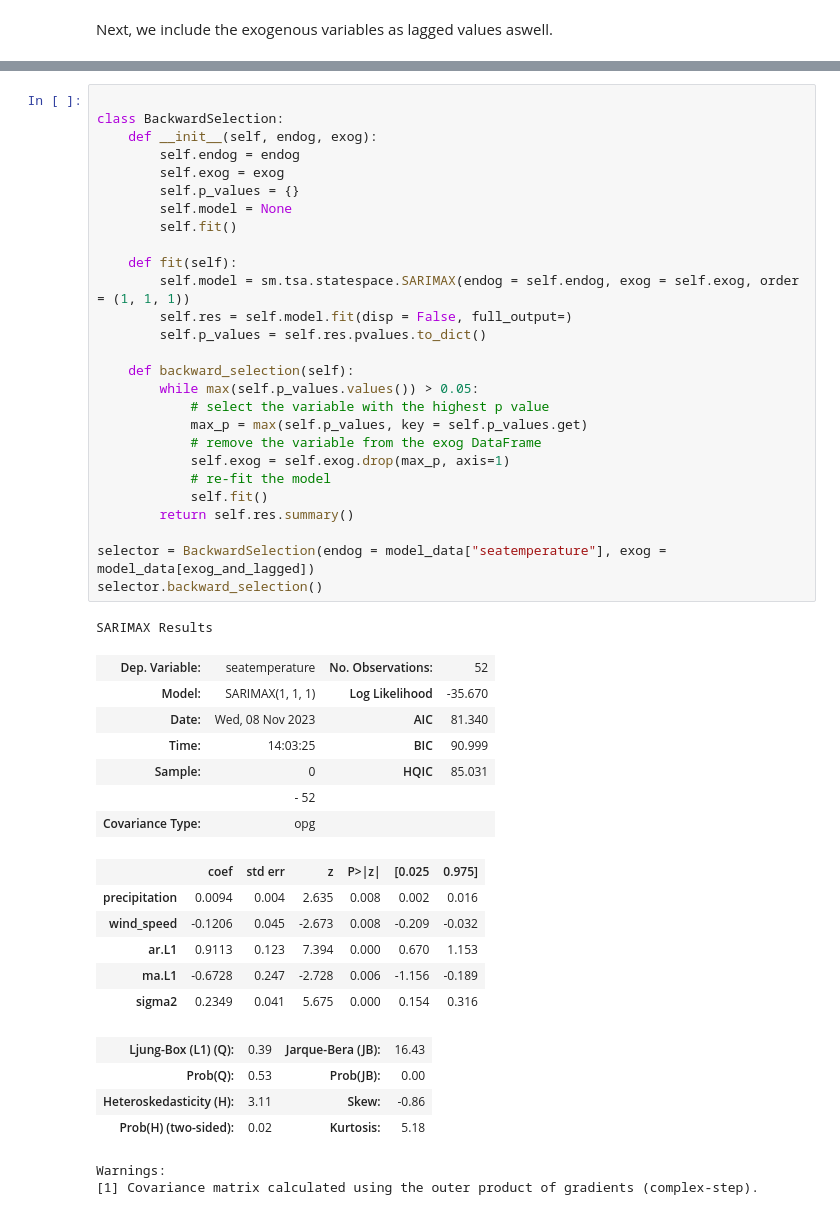
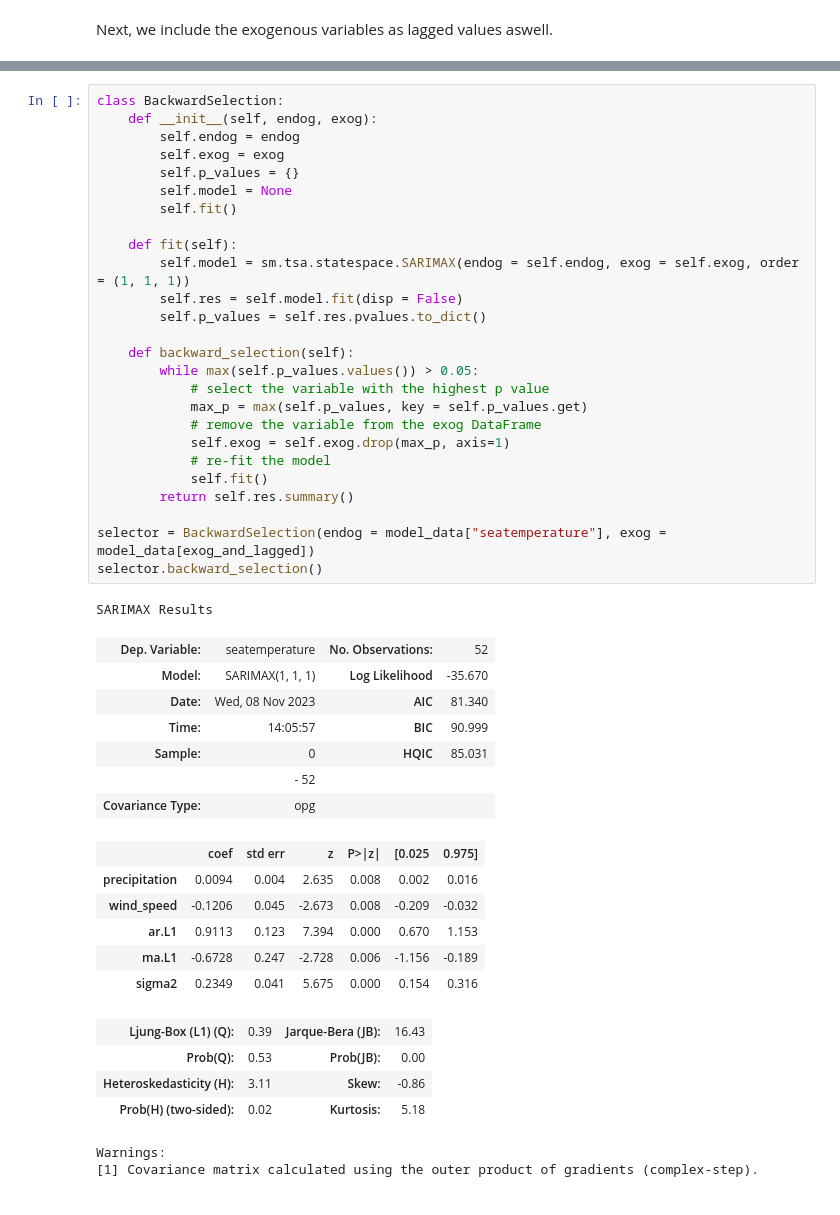
Before and after one commit to erlendrisvik/Compulsories, a Jupyter notebook: CA3/CA3.ipynb, the cells around one changed output, grey strips where cells are left out. Drawn from its saved outputs; the diff is of its cells as text.

```diff
--- a/CA3/CA3.ipynb
+++ b/CA3/CA3.ipynb
@@ -356,36 +360,35 @@ We create a simple class for backward selection of the exogenous variables.
 # %%
-
 class BackwardSelection:
     def __init__(self, endog, exog):
         self.endog = endog
         self.exog = exog
         self.p_values = {}
         self.model = None
         self.fit()
 
     def fit(self):
         self.model = sm.tsa.statespace.SARIMAX(endog = self.endog, exog = self.exog, order = (1, 1, 1))
-        self.res = self.model.fit(disp = False, full_output=)
+        self.res = self.model.fit(disp = False)
         self.p_values = self.res.pvalues.to_dict()
 
     def backward_selection(self):
         while max(self.p_values.values()) > 0.05:
             # select the variable with the highest p value
             max_p = max(self.p_values, key = self.p_values.get)
             # remove the variable from the exog DataFrame
             self.exog = self.exog.drop(max_p, axis=1)
             # re-fit the model
             self.fit()
         return self.res.summary()
 
 selector = BackwardSelection(endog = model_data["seatemperature"], exog = model_data[exog_and_lagged])
 selector.backward_selection()
 # %% [output]
 SARIMAX Results
 | Dep. Variable: | seatemperature | No. Observations: | 52 |
 | Model: | SARIMAX(1, 1, 1) | Log Likelihood | -35.670 |
 | Date: | Wed, 08 Nov 2023 | AIC | 81.340 |
-| Time: | 14:03:25 | BIC | 90.999 |
+| Time: | 14:05:57 | BIC | 90.999 |
 | Sample: | 0 | HQIC | 85.031 |
 |  | - 52 |  |  |
 | Covariance Type: | opg |  |  |
```
Also changed, not shown: parts of 4 cells of this notebook.
